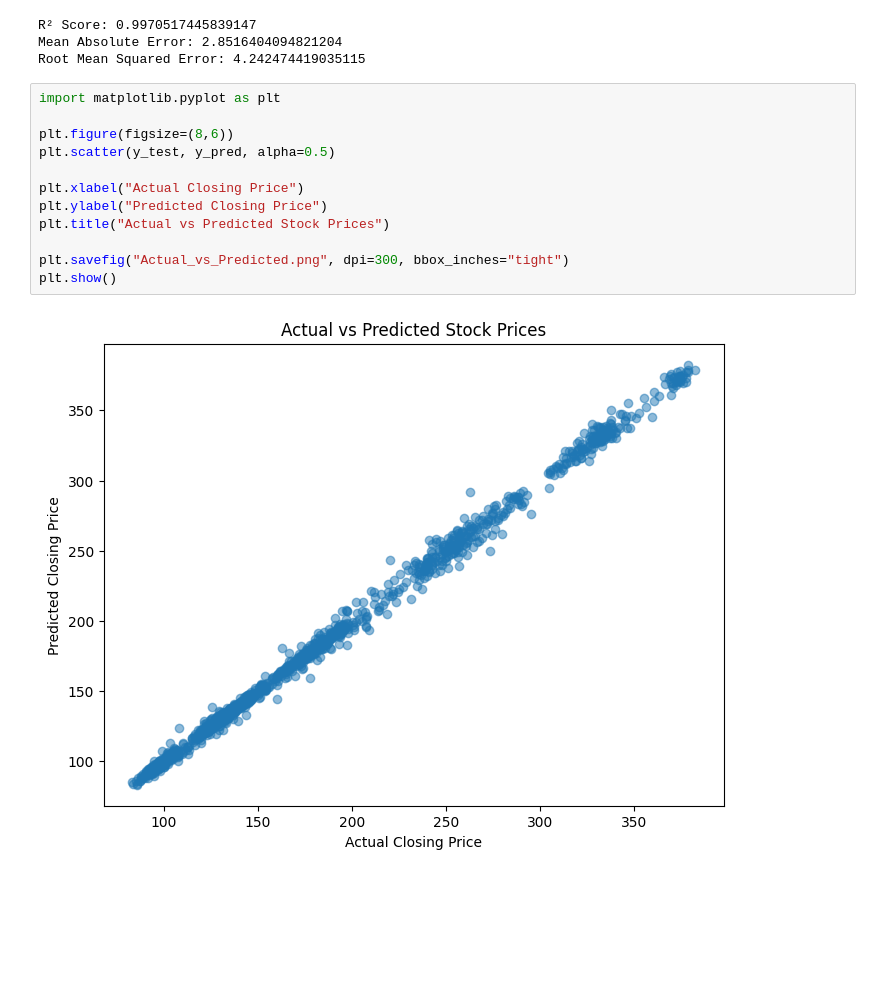
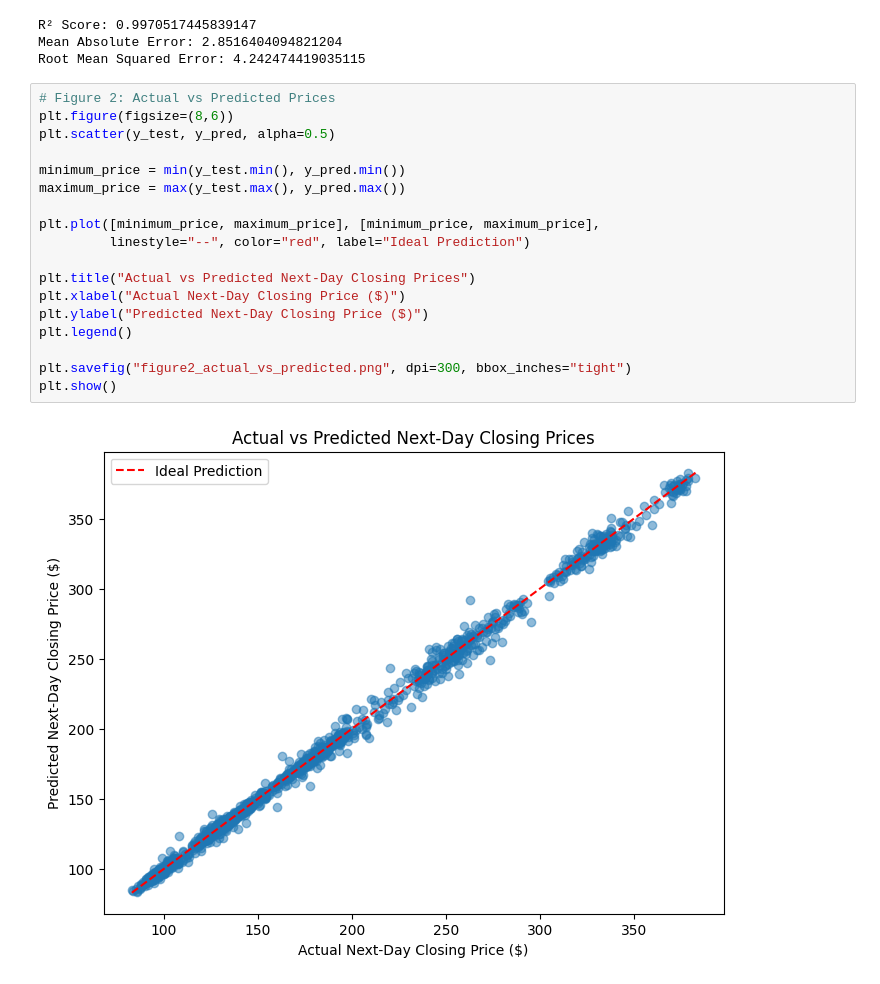
Before and after one commit to Jeffrey-AI-research/Stock-Market-Predictions-AI-Research, a Jupyter notebook: Stock_Market_Predictions_AI_Research_(LR_Revision_2).ipynb, the cells around one changed output. Cells and saved outputs as stored; diff of their text form; blank space fills up the shorter version.

```diff
--- a/Stock_Market_Predictions_AI_Research_(LR_Revision_2).ipynb
+++ b/Stock_Market_Predictions_AI_Research_(LR_Revision_2).ipynb
@@ -201,19 +203,25 @@ R² Score: 0.9970517445839147
 Mean Absolute Error: 2.8516404094821204
 Root Mean Squared Error: 4.242474419035115
 # %%
-import matplotlib.pyplot as plt
-
+# Figure 2: Actual vs Predicted Prices
 plt.figure(figsize=(8,6))
 plt.scatter(y_test, y_pred, alpha=0.5)
 
-plt.xlabel("Actual Closing Price")
-plt.ylabel("Predicted Closing Price")
-plt.title("Actual vs Predicted Stock Prices")
+minimum_price = min(y_test.min(), y_pred.min())
+maximum_price = max(y_test.max(), y_pred.max())
 
-plt.savefig("Actual_vs_Predicted.png", dpi=300, bbox_inches="tight")
+plt.plot([minimum_price, maximum_price], [minimum_price, maximum_price],
+         linestyle="--", color="red", label="Ideal Prediction")
+
+plt.title("Actual vs Predicted Next-Day Closing Prices")
+plt.xlabel("Actual Next-Day Closing Price ($)")
+plt.ylabel("Predicted Next-Day Closing Price ($)")
+plt.legend()
+
+plt.savefig("figure2_actual_vs_predicted.png", dpi=300, bbox_inches="tight")
 plt.show()
 # %% [output]
-[figure, old version]
+[figure, new version]
 # %%
 plt.figure(figsize=(8,6))
 plt.hist(results["Error"], bins=30)
```
Also changed, not shown: parts of 4 cells of this notebook.
